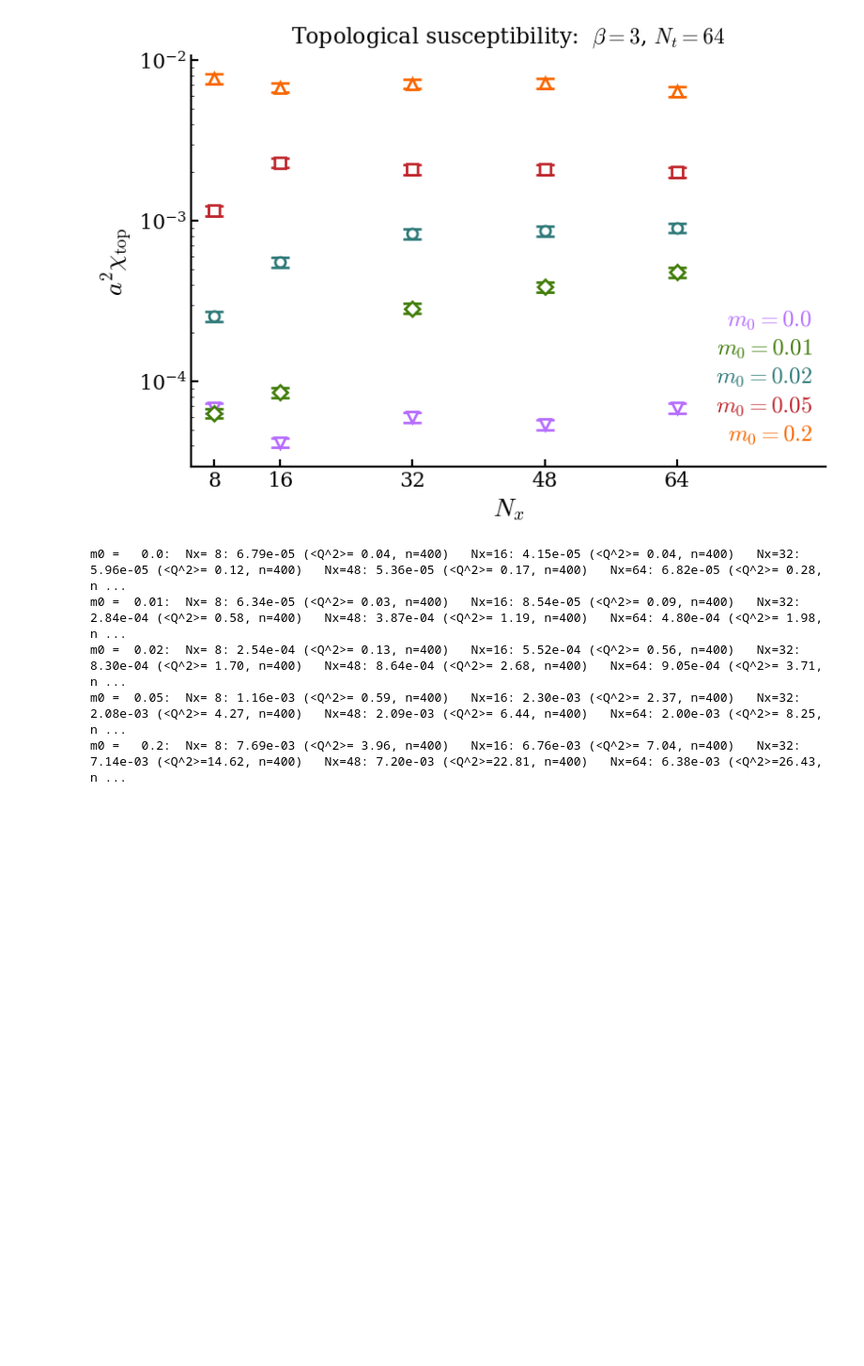
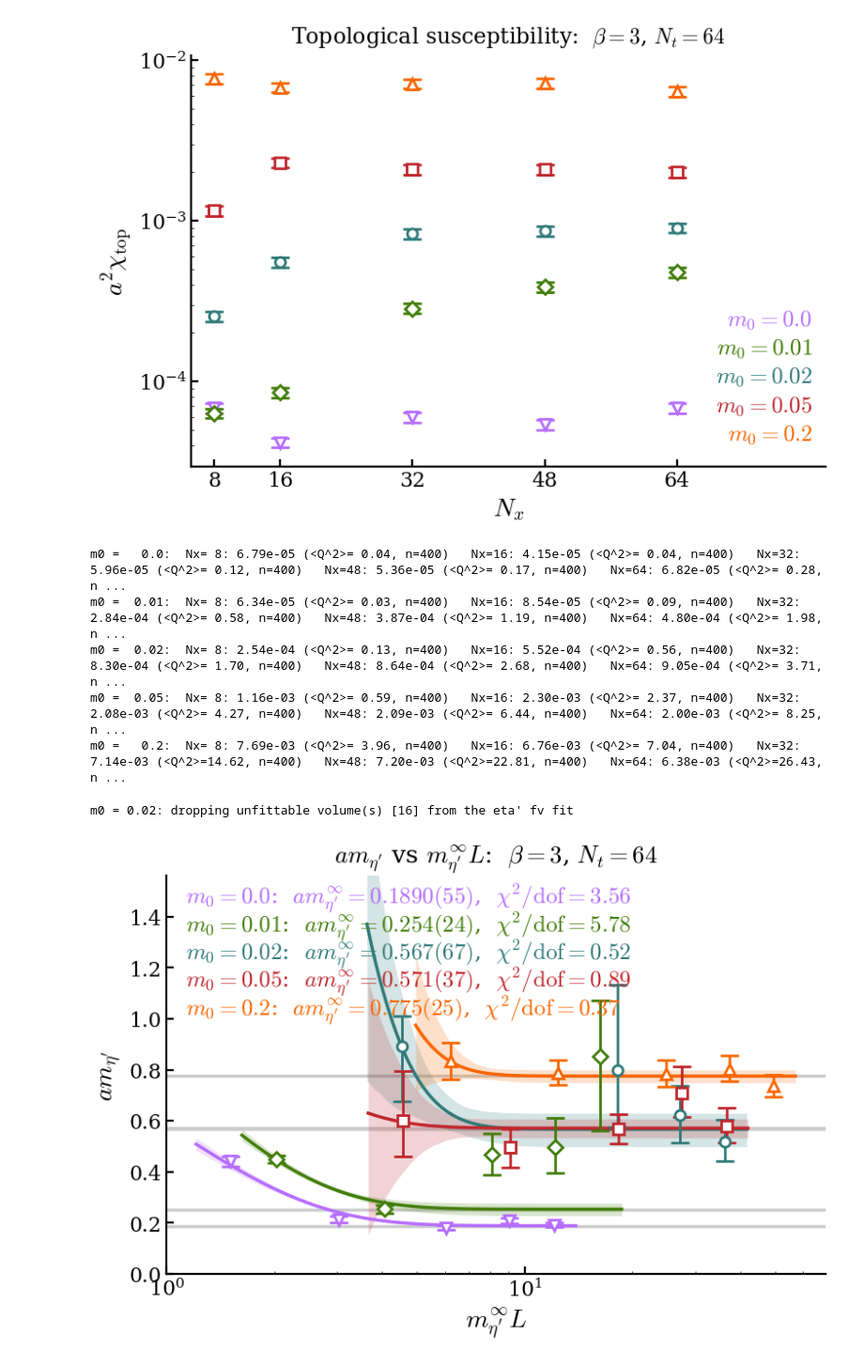
Before and after one commit to wurdahl/schwingerModel, a Jupyter notebook: finiteVolume.ipynb, the cells around one changed output. Shown at 94% size. Cells and saved outputs as stored; diff of their text form; code cells hidden in the pictures; blank space fills up the shorter version.

Commit message:
some random work

```diff
--- a/finiteVolume.ipynb
+++ b/finiteVolume.ipynb
@@ -515,0 +527,78 @@ m0 =   0.2:  Nx= 8: 7.69e-03 (<Q^2>= 3.96, n=400)   Nx=16: 6.76e-03 (<Q^2>= 7.04
+# %%
+# the eta' is heavy (a m ~ 0.4-0.9 here), so the correlator dies within a few
+# slices and the fit window sits right at the front — [1,4], as in
+# topoCharge.ipynb. One window for every mass and volume: the anomaly mass
+# barely moves with m0, so no series needs special treatment.
+etaFitTs = {m0: [[1, 4]] * len(Nxs[m0]) for m0 in m0s}
+
+flatE = [(m0, i) for m0 in m0s for i in range(len(Nxs[m0]))]
+flatEOut = Parallel(n_jobs=len(flatE))(
+    delayed(sim.GEVP.bootstrapEnsemble)(etaCorrels[m0][i],
+                                        reduce=sim.GEVP.massReduce(ti=gevpTi, shift=1,
+                                                                   withAmp=True, fitT=etaFitTs[m0][i],
+                                                                   fitForm="sinh"),
+                                        progress=False)
+    for m0, i in flatE)
+etaMasses = {m0: [o for (mm, _), o in zip(flatE, flatEOut) if mm == m0] for m0 in m0s}
+# %%
+# eta' finite-volume fits, m_eta'^inf * L view — mirrors the pion cell, with
+# one physics difference: the eta' is massive at EVERY m0 (the anomaly does not
+# switch off at the chiral point), so all five series use the exponential
+# plateau model and all five live happily on this axis — no c/L special case.
+etaFits = {}
+etaFvChi2 = {}
+
+fig, ax = plt.subplots(figsize=(8, 5.5), layout="constrained")
+
+for m0 in m0s:
+    color, marker = massStyle[m0]
+    Ls = np.array(Nxs[m0], dtype=float)
+    aM = np.array([pm[0][0, 0] for pm in etaMasses[m0]])
+    errRows = np.array([pm[1][:, 0, 0] for pm in etaMasses[m0]]).T
+    sigma = np.max(np.clip(errRows, 1e-12, None), axis=0)
+
+    # the disconnected pieces make some singlet correlators unfittable: the
+    # m0=0.02 Nx=16 sinh fit returns NaN at every sensible window (its
+    # principal correlator is noise-dominated by t~3). Mask failures out of
+    # the volume fit LOUDLY rather than let them poison curve_fit.
+    ok = np.isfinite(aM) & np.isfinite(sigma)
+    if not ok.all():
+        print(f"m0 = {m0}: dropping unfittable volume(s) "
+              f"{[int(n) for n in Ls[~ok]]} from the eta' fv fit")
+    Ls, aM, errRows, sigma = Ls[ok], aM[ok], errRows[:, ok], sigma[ok]
+
+    popt, pcov = curve_fit(fvModel, Ls, aM, p0=(aM[-1], 1.0), sigma=sigma, absolute_sigma=True)
+    mInf = popt[0]
+    etaFits[m0] = (popt, pcov)
+    etaFvChi2[m0] = (float((((aM - fvModel(Ls, *popt)) / sigma) ** 2).sum()), len(Ls) - 2)
+
+    Lgrid = np.linspace(0.8 * Ls[0], 1.15 * Ls[-1], 400)
+    draws = np.random.default_rng(0).multivariate_normal(popt, pcov, size=1000)
+    bandLo, bandHi = np.percentile(np.array([fvModel(Lgrid, *d) for d in draws]), [16, 84], axis=0)
+
+    ax.axhline(mInf, color=sp.GREY, lw=sp.LW, zorder=0)
+    ax.fill_between(mInf * Lgrid, bandLo, bandHi, color=color, alpha=0.20, lw=0, zorder=1)
+    ax.plot(mInf * Lgrid, fvModel(Lgrid, *popt), color=color, lw=sp.LW, zorder=2)
+    ax.errorbar(mInf * Ls, aM, yerr=np.clip(errRows, 0, None)[::-1],
+                marker=marker, color=color, mec=color, **sp.eb_kw)
+
+ax.set_xscale("log")
+ax.set_xlabel(r"$m_{\eta'}^\infty L$")
+ax.set_ylabel(r"$a m_{\eta'}$")
+# same label-headroom convention as the pion plots
+ax.set_ylim(0, 1.75 * max(pm[0][0, 0] for m0 in m0s for pm in etaMasses[m0]))
+
+for j, m0 in enumerate(m0s):
+    (popt, pcov), color = etaFits[m0], massStyle[m0][0]
+    c2, dof = etaFvChi2[m0]
+    ax.text(0.03, 0.90 - 0.070 * j,
+            rf"$m_0 = {m0}$:  $a m_{{\eta'}}^\infty = {sp.fmtErr(popt[0], np.sqrt(pcov[0, 0]))}$,  "
+            rf"$\chi^2/\mathrm{{dof}} = {c2 / dof:.2f}$",
+            color=color, ha="left", va="bottom", transform=ax.transAxes,
+            fontsize=18, zorder=5, bbox=sp.TEXTBOX)
+
+ax.set_title(rf"$am_{{\eta'}}$ vs $m_{{\eta'}}^\infty L$:  $\beta = {beta:g}$, $N_t = {Nt}$")
+fig.savefig(f"figs/etaMassVsMetaL_beta{beta:g}_m{'-'.join(m0s)}_Nt{Nt}.pdf")
+# %% [output]
+m0 = 0.02: dropping unfittable volume(s) [16] from the eta' fv fit
+[figure, added]
```
Also changed, not shown: parts of 5 cells of this notebook, 31 other files.
